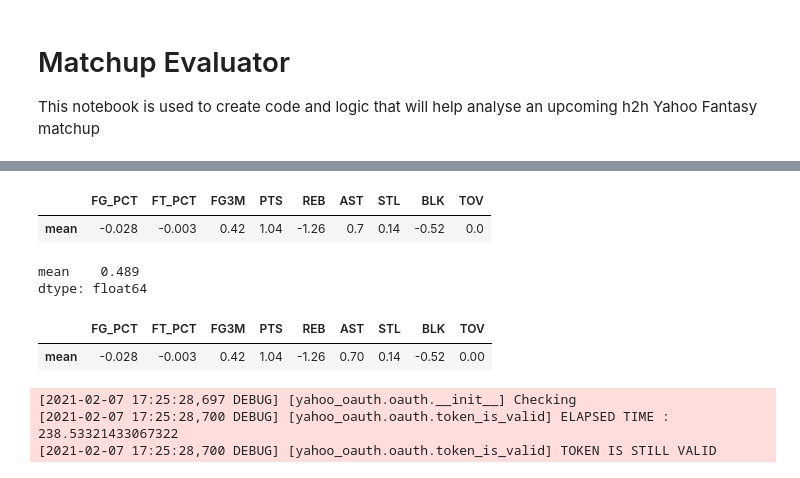
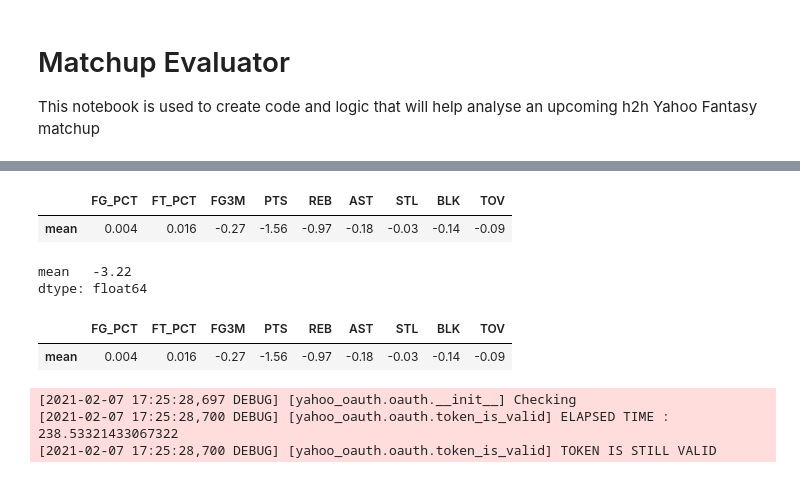
Before and after one commit to JaumeClave/waiver_wire_machine, a Jupyter notebook: notebooks/04_matchup_evaluator.ipynb, the cells around one changed output, grey strips where cells are left out. Drawn from its saved outputs; the diff is of its cells as text; code cells hidden in the pictures.

```diff
--- a/notebooks/04_matchup_evaluator.ipynb
+++ b/notebooks/04_matchup_evaluator.ipynb
@@ -28,3 +27,3 @@ nunn_of_yall_betta_team
 # %%
 # Crabbe 9Cat averages
-crabbeherbythepussy_team = af.team_9cat_average_stats(af.CRABBEHERBYTHEPUSSY, league)
+magics_johnson_team = af.team_9cat_average_stats(af.MAGICS_JOHNSON, league)
@@ -31,7 +34,7 @@ crabbeherbythepussy_team = af.team_9cat_average_stats(af.CRABBEHERBYTHEPUSSY, le
 # %%
-crabbeherbythepussy_team = crabbeherbythepussy_team.loc["mean"]
-crabbeherbythepussy_team["PLAYER"] = af.CRABBEHERBYTHEPUSSY["name"]
-crabbeherbythepussy_team = pd.DataFrame(crabbeherbythepussy_team).T
-crabbeherbythepussy_team
+magics_johnson_team = magics_johnson_team.loc["mean"]
+magics_johnson_team["PLAYER"] = af.MAGICS_JOHNSON["name"]
+magics_johnson_team = pd.DataFrame(magics_johnson_team).T
+magics_johnson_team
 # %% [output]
 |  | PLAYER | FG_PCT | FT_PCT | FG3M | PTS | REB | AST | STL | BLK | TOV |
@@ -39,7 +42,7 @@ crabbeherbythepussy_team
 # %%
 # Drop PLAYER
 nunn_of_yall_betta_team.drop("PLAYER", inplace=True, axis=1)
-crabbeherbythepussy_team.drop("PLAYER", inplace=True, axis=1)
+magics_johnson_team.drop("PLAYER", inplace=True, axis=1)
 # %%
 def columns_to_dtype_float(dataframe):
     """
@@ -55,18 +58,18 @@ def columns_to_dtype_float(dataframe):
     return dataframe
 # %%
 nunn_of_yall_betta_team = columns_to_dtype_float(nunn_of_yall_betta_team)
-crabbeherbythepussy_team = columns_to_dtype_float(crabbeherbythepussy_team)
+magics_johnson_team = columns_to_dtype_float(magics_johnson_team)
 # %%
 # Difference
-matchup_difference = nunn_of_yall_betta_team.sub(crabbeherbythepussy_team)
+matchup_difference = nunn_of_yall_betta_team.sub(magics_johnson_team)
 matchup_difference
 # %% [output]
 |  | FG_PCT | FT_PCT | FG3M | PTS | REB | AST | STL | BLK | TOV |
-| mean | -0.028 | -0.003 | 0.42 | 1.04 | -1.26 | 0.7 | 0.14 | -0.52 | 0.0 |
+| mean | 0.004 | 0.016 | -0.27 | -1.56 | -0.97 | -0.18 | -0.03 | -0.14 | -0.09 |
 # %%
 matchup_difference.sum(axis=1)
 # %% [output]
-mean    0.489
+mean   -3.22
 dtype: float64
 # %%
 COLUMN_9CAT_DECIMAL_FORMAT = {af.FIELD_GOAL_PERCENTAGE_COLUMN : af.THREE_DECIMAL_FORMAT,
@@ -97,7 +100,7 @@ matchup_difference.style.applymap(
     af.color_negative_red_tov, subset=pd.IndexSlice[:,["TOV"]]).format(COLUMN_9CAT_DECIMAL_FORMAT)
 # %% [output]
 |  | FG_PCT | FT_PCT | FG3M | PTS | REB | AST | STL | BLK | TOV |
-| mean | -0.028 | -0.003 | 0.42 | 1.04 | -1.26 | 0.70 | 0.14 | -0.52 | 0.00 |
+| mean | 0.004 | 0.016 | -0.27 | -1.56 | -0.97 | -0.18 | -0.03 | -0.14 | -0.09 |
 # %%
 PLAYER_COLUMN = "PLAYER"
 MEAN_ROW = "mean"
```
Also changed, not shown: parts of 33 cells of this notebook.
